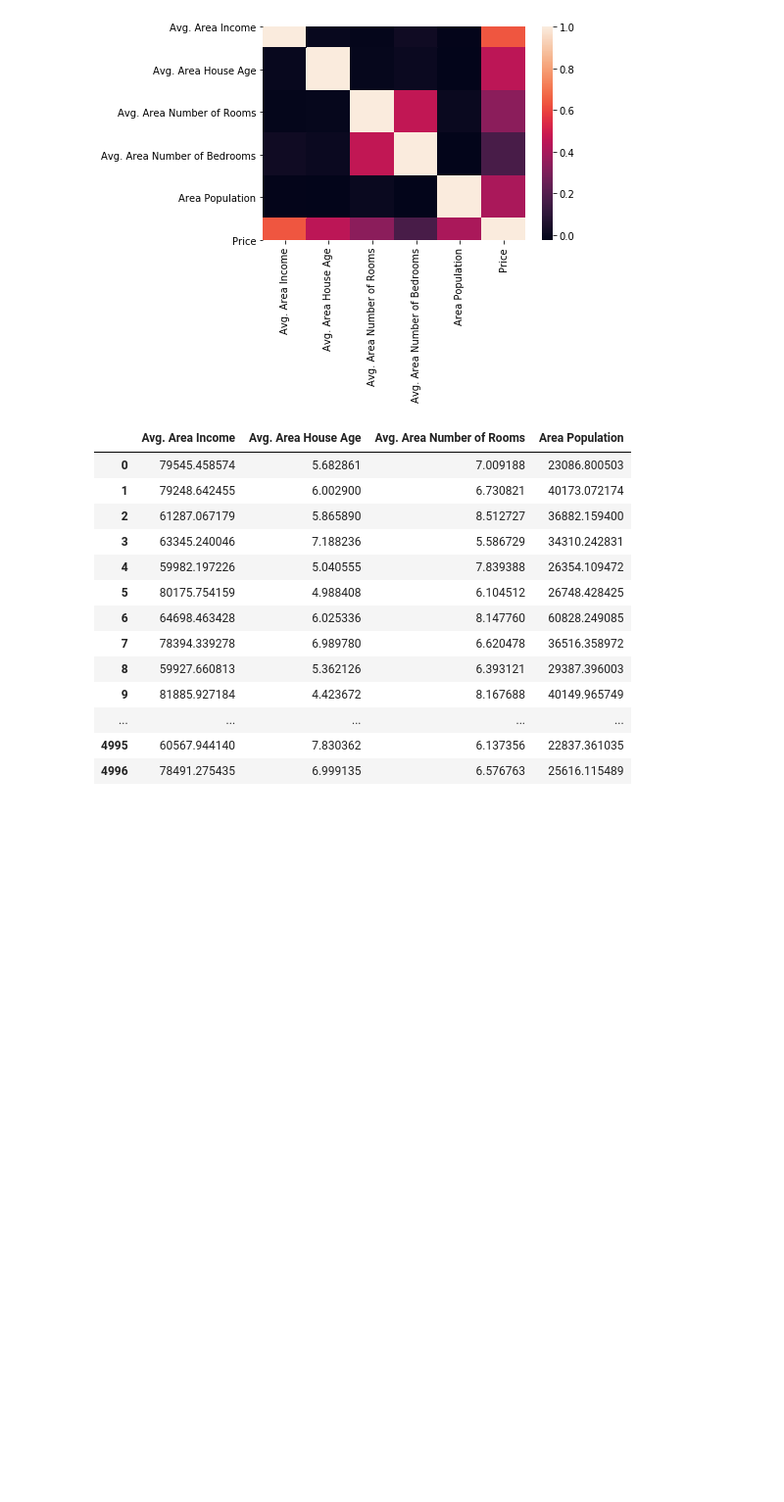
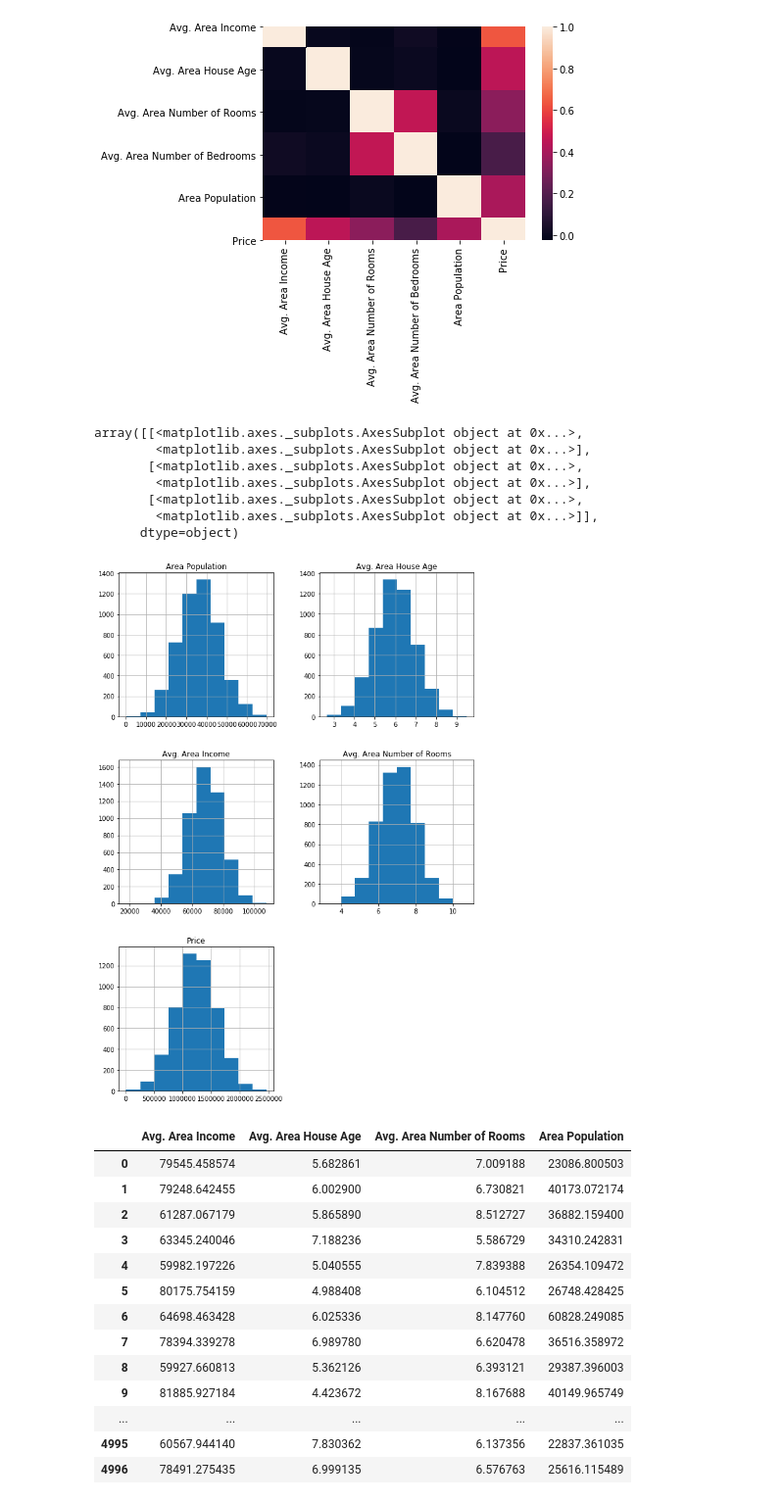
Before and after one commit to yamini-sathukumati/Machine-learning, a Jupyter notebook: Linear Regression_USA_Housing.ipynb, the cells around one changed output. Shown at 98% size. Cells and saved outputs as stored; diff of their text form; code cells hidden in the pictures; blank space fills up the shorter version.

```diff
--- a/Linear Regression_USA_Housing.ipynb
+++ b/Linear Regression_USA_Housing.ipynb
@@ -59,6 +59,18 @@ sns.heatmap(corr,
 # %% [output]
 <matplotlib.axes._subplots.AxesSubplot at 0x...>
 [figure]
+# %%
+X = USAhousing[['Avg. Area Income', 'Avg. Area House Age', 'Avg. Area Number of Rooms', 'Area Population','Price']]
+X.hist(bins=10,figsize=(10,15))
+# %% [output]
+array([[<matplotlib.axes._subplots.AxesSubplot object at 0x...>,
+        <matplotlib.axes._subplots.AxesSubplot object at 0x...>],
+       [<matplotlib.axes._subplots.AxesSubplot object at 0x...>,
+        <matplotlib.axes._subplots.AxesSubplot object at 0x...>],
+       [<matplotlib.axes._subplots.AxesSubplot object at 0x...>,
+        <matplotlib.axes._subplots.AxesSubplot object at 0x...>]],
+      dtype=object)
+[figure, added]
 # %%
 ##Split predictors and prediction
 #X = USAhousing[['Avg. Area Income', 'Avg. Area House Age', 'Avg. Area Number of Rooms',
```
Also changed, not shown: parts of 11 cells of this notebook, 2 other files.
